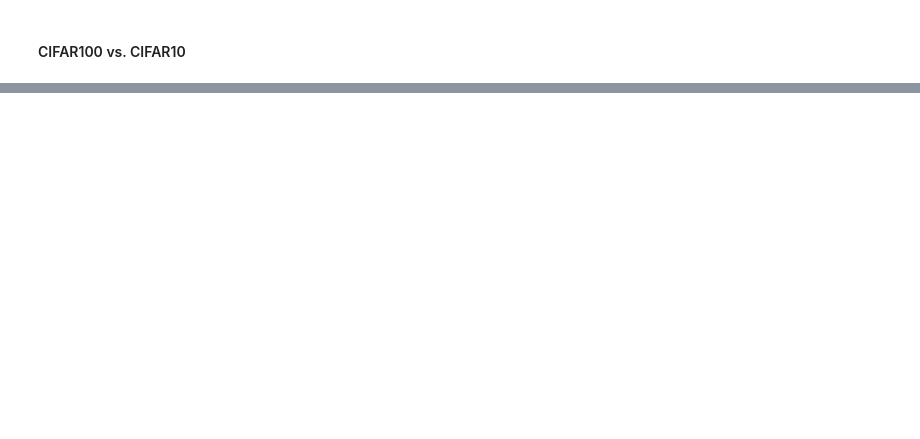
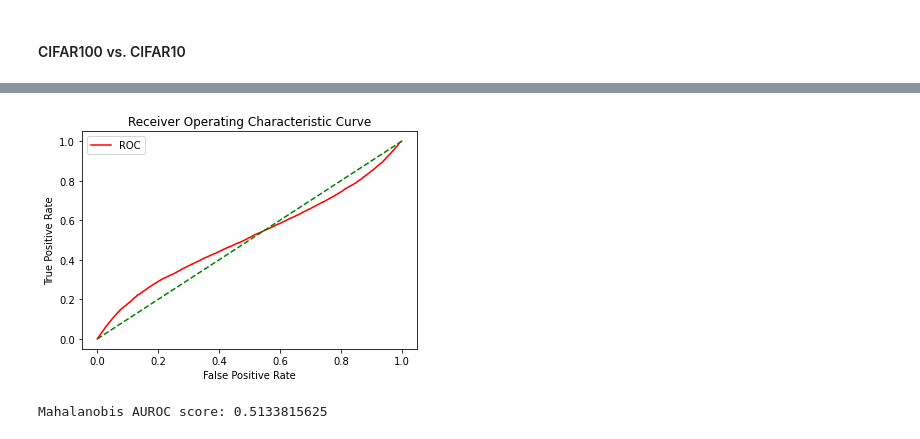
Before and after one commit to Simcs/OOD-with-ViT, a Jupyter notebook: ood_pretraining.ipynb, the cells around one changed output, grey strips where cells are left out. Drawn from its saved outputs; the diff is of its cells as text; code cells hidden in the pictures; blank space fills up the shorter version.

```diff
--- a/ood_pretraining.ipynb
+++ b/ood_pretraining.ipynb
@@ -516,0 +735,27 @@ Mahalanobis fpr95 score: 0.8299
+# %%
+from ood_with_vit.metrics.mahalanobis import Mahalanobis
+
+transform_test = transforms.Compose([
+    transforms.Resize(img_size),
+    transforms.ToTensor(),
+    transforms.Normalize(dataset_mean, dataset_std),
+])
+cifar10_train = CIFAR10(
+    root=dataset_root,
+    train=True,
+    download=False,
+    transform=transform_test
+)
+cifar10_train_dataloader = DataLoader(
+    dataset=cifar10_train,
+    batch_size=config.train.batch_size,
+    shuffle=False,
+    num_workers=8
+)
+
+model = initialize_vit_model(config)
+feature_extractor = FeatureExtractor(
+    model=model,
+    layer_name=config.model.layer_name.penultimate,
+)
+mahalanobis = Mahalanobis(config, model, cifar10_train_dataloader, feature_extractor)
@@ -516,0 +766,9 @@ Mahalanobis fpr95 score: 0.8299
+# %%
+test_y, ood_scores, id_ood_scores, ood_ood_scores = compute_ood_scores(
+    metric=mahalanobis,
+    in_dist_dataloader=cifar10_test_dataloader,
+    out_of_dist_dataloader=svhn_test_dataloader,
+)
+print(len(id_ood_scores), len(ood_ood_scores))
+print('id mean score:', np.mean(id_ood_scores), 'id variance:', np.var(id_ood_scores))
+print('ood mean score:', np.mean(ood_ood_scores), 'ood variance:', np.var(ood_ood_scores))
@@ -516,0 +819,8 @@ Mahalanobis fpr95 score: 0.8299
+# %%
+fpr, tpr, auroc_score = auroc(test_y, ood_scores)
+
+plot_roc_curve(fpr, tpr)
+print('Mahalanobis AUROC score:', auroc_score)
+# %% [output]
+[figure, added]
+Mahalanobis AUROC score: 0.5133815625
```
Also changed, not shown: parts of 39 cells of this notebook, 6 other files.
